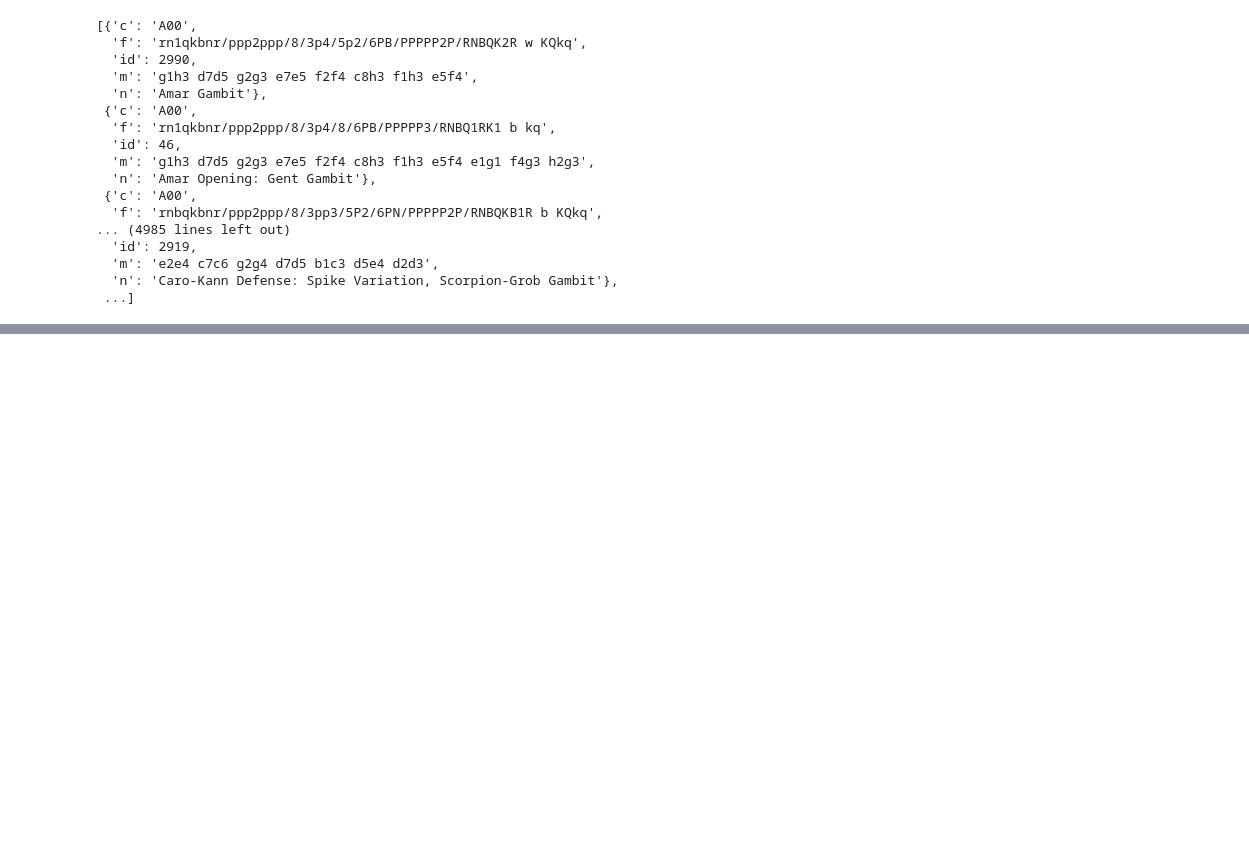
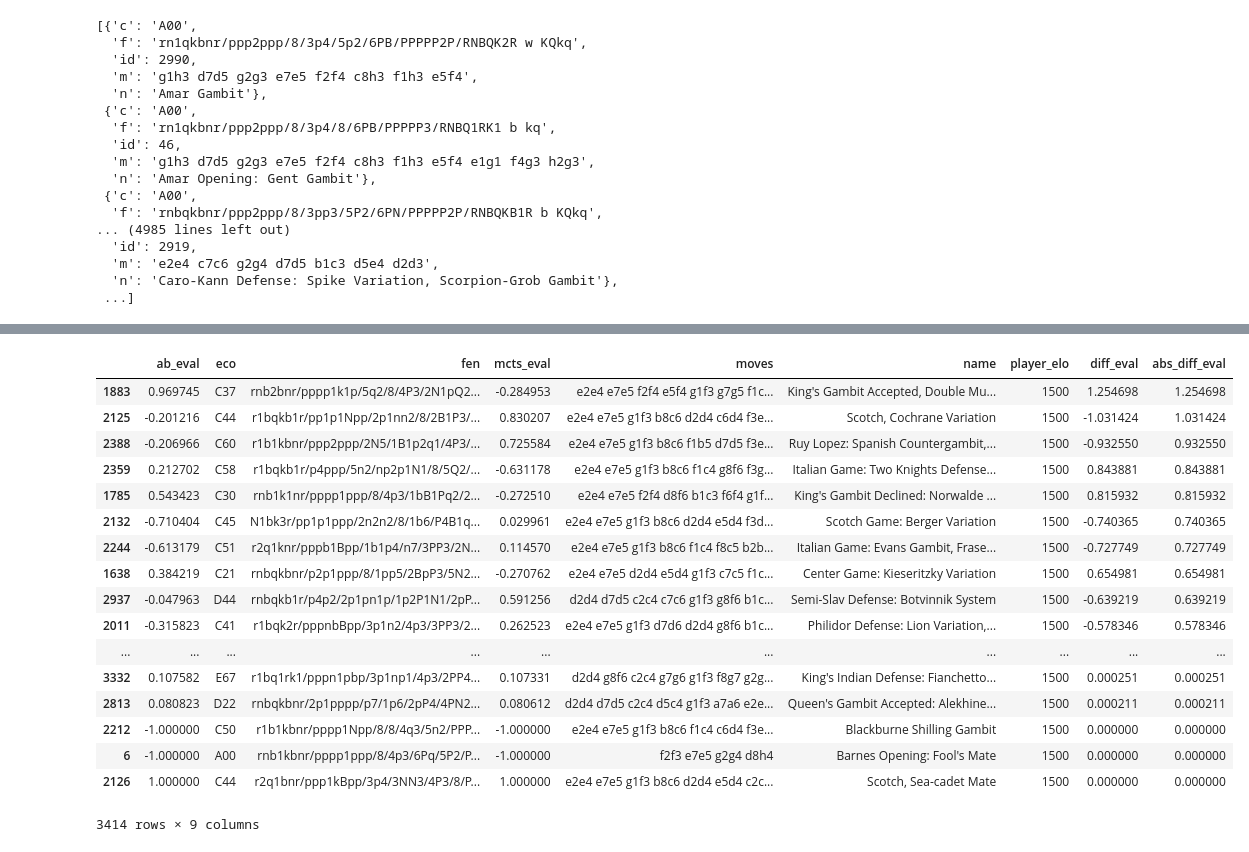
Before and after one commit to tom812191/chess-deep-learning, a Jupyter notebook: notebooks/openings-analysis.ipynb, the cells around one changed output, grey strips where cells are left out. Cells and saved outputs as stored; diff of their text form; code cells hidden in the pictures; blank space fills up the shorter version.

```diff
--- a/notebooks/openings-analysis.ipynb
+++ b/notebooks/openings-analysis.ipynb
@@ -100,0 +107,10 @@ with open('/Users/tom/Projects/Portfolio/web-static/public/chess/openings-streng
+# %%
+import pandas as pd
+
+df = pd.DataFrame(results)
+df['diff_eval'] = df['ab_eval'] - df['mcts_eval']
+df['abs_diff_eval'] = df['diff_eval'].abs()
+
+df = df.sort_values(by='abs_diff_eval', ascending=False)
+
+df.head()
@@ -100,0 +124,21 @@ with open('/Users/tom/Projects/Portfolio/web-static/public/chess/openings-streng
+# %%
+df
+# %% [output]
+|  | ab_eval | eco | fen | mcts_eval | moves | name | player_elo | diff_eval | abs_diff_eval |
+| 1883 | 0.969745 | C37 | rnb2bnr/pppp1k1p/5q2/8/4P3/2N1pQ2... | -0.284953 | e2e4 e7e5 f2f4 e5f4 g1f3 g7g5 f1c... | King's Gambit Accepted, Double Mu... | 1500 | 1.254698 | 1.254698 |
+| 2125 | -0.201216 | C44 | r1bqkb1r/pp1p1Npp/2p1nn2/8/2B1P3/... | 0.830207 | e2e4 e7e5 g1f3 b8c6 d2d4 c6d4 f3e... | Scotch, Cochrane Variation | 1500 | -1.031424 | 1.031424 |
+| 2388 | -0.206966 | C60 | r1b1kbnr/ppp2ppp/2N5/1B1p2q1/4P3/... | 0.725584 | e2e4 e7e5 g1f3 b8c6 f1b5 d7d5 f3e... | Ruy Lopez: Spanish Countergambit,... | 1500 | -0.932550 | 0.932550 |
+| 2359 | 0.212702 | C58 | r1bqkb1r/p4ppp/5n2/np2p1N1/8/5Q2/... | -0.631178 | e2e4 e7e5 g1f3 b8c6 f1c4 g8f6 f3g... | Italian Game: Two Knights Defense... | 1500 | 0.843881 | 0.843881 |
+| 1785 | 0.543423 | C30 | rnb1k1nr/pppp1ppp/8/4p3/1bB1Pq2/2... | -0.272510 | e2e4 e7e5 f2f4 d8f6 b1c3 f6f4 g1f... | King's Gambit Declined: Norwalde ... | 1500 | 0.815932 | 0.815932 |
+| 2132 | -0.710404 | C45 | N1bk3r/pp1p1ppp/2n2n2/8/1b6/P4B1q... | 0.029961 | e2e4 e7e5 g1f3 b8c6 d2d4 e5d4 f3d... | Scotch Game: Berger Variation | 1500 | -0.740365 | 0.740365 |
+| 2244 | -0.613179 | C51 | r2q1knr/pppb1Bpp/1b1p4/n7/3PP3/2N... | 0.114570 | e2e4 e7e5 g1f3 b8c6 f1c4 f8c5 b2b... | Italian Game: Evans Gambit, Frase... | 1500 | -0.727749 | 0.727749 |
+| 1638 | 0.384219 | C21 | rnbqkbnr/p2p1ppp/8/1pp5/2BpP3/5N2... | -0.270762 | e2e4 e7e5 d2d4 e5d4 g1f3 c7c5 f1c... | Center Game: Kieseritzky Variation | 1500 | 0.654981 | 0.654981 |
+| 2937 | -0.047963 | D44 | rnbqkb1r/p4p2/2p1pn1p/1p2P1N1/2pP... | 0.591256 | d2d4 d7d5 c2c4 c7c6 g1f3 g8f6 b1c... | Semi-Slav Defense: Botvinnik System | 1500 | -0.639219 | 0.639219 |
+| 2011 | -0.315823 | C41 | r1bqk2r/pppnbBpp/3p1n2/4p3/3PP3/2... | 0.262523 | e2e4 e7e5 g1f3 d7d6 d2d4 g8f6 b1c... | Philidor Defense: Lion Variation,... | 1500 | -0.578346 | 0.578346 |
+| ... | ... | ... | ... | ... | ... | ... | ... | ... | ... |
+| 3332 | 0.107582 | E67 | r1bq1rk1/pppn1pbp/3p1np1/4p3/2PP4... | 0.107331 | d2d4 g8f6 c2c4 g7g6 g1f3 f8g7 g2g... | King's Indian Defense: Fianchetto... | 1500 | 0.000251 | 0.000251 |
+| 2813 | 0.080823 | D22 | rnbqkbnr/2p1pppp/p7/1p6/2pP4/4PN2... | 0.080612 | d2d4 d7d5 c2c4 d5c4 g1f3 a7a6 e2e... | Queen's Gambit Accepted: Alekhine... | 1500 | 0.000211 | 0.000211 |
+| 2212 | -1.000000 | C50 | r1b1kbnr/pppp1Npp/8/8/4q3/5n2/PPP... | -1.000000 | e2e4 e7e5 g1f3 b8c6 f1c4 c6d4 f3e... | Blackburne Shilling Gambit | 1500 | 0.000000 | 0.000000 |
+| 6 | -1.000000 | A00 | rnb1kbnr/pppp1ppp/8/4p3/6Pq/5P2/P... | -1.000000 | f2f3 e7e5 g2g4 d8h4 | Barnes Opening: Fool's Mate | 1500 | 0.000000 | 0.000000 |
+| 2126 | 1.000000 | C44 | r2q1bnr/ppp1kBpp/3p4/3NN3/4P3/8/P... | 1.000000 | e2e4 e7e5 g1f3 b8c6 d2d4 e5d4 c2c... | Scotch, Sea-cadet Mate | 1500 | 0.000000 | 0.000000 |
+3414 rows × 9 columns
```
Also changed, not shown: parts of 3 cells of this notebook, 2 other files.
